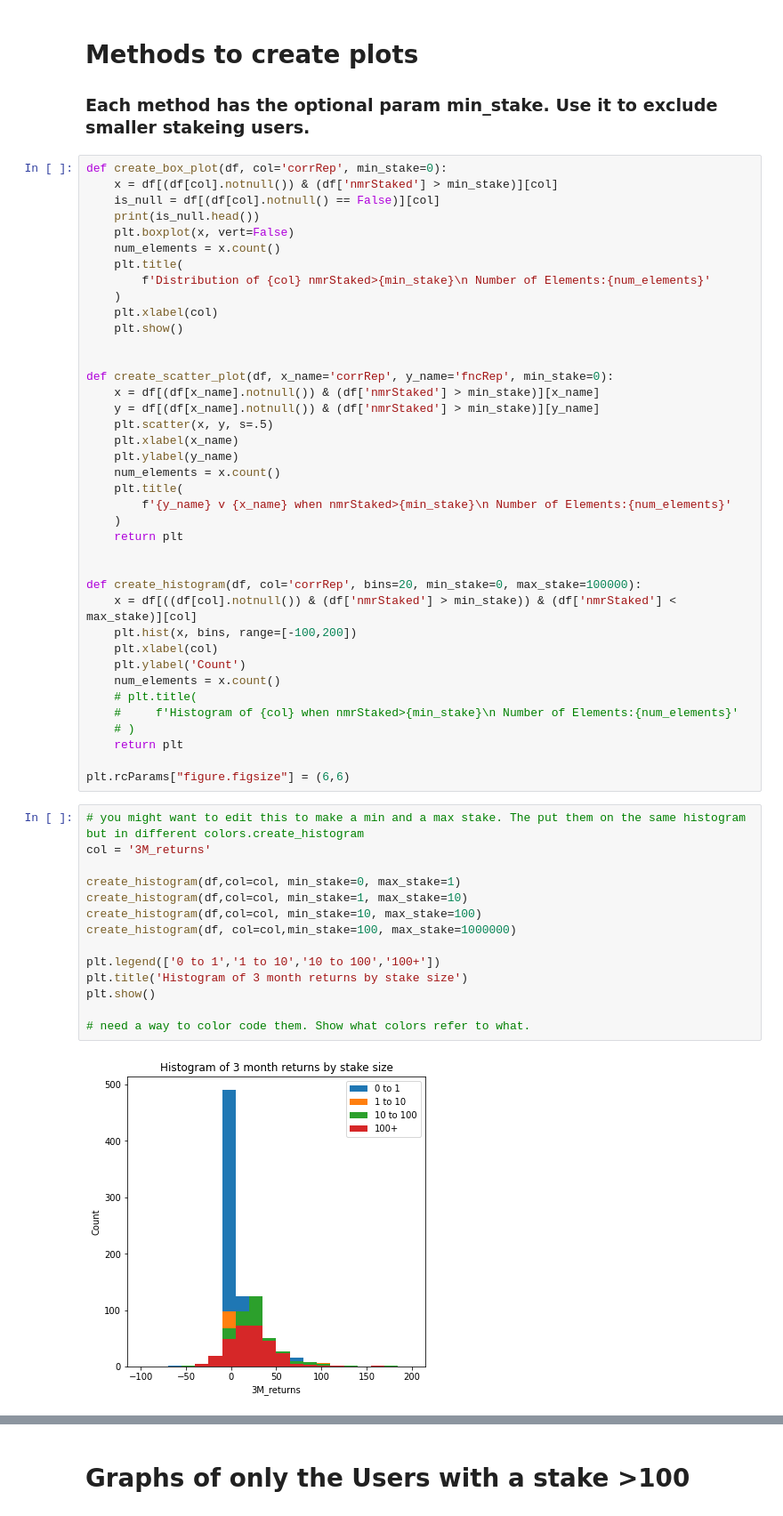
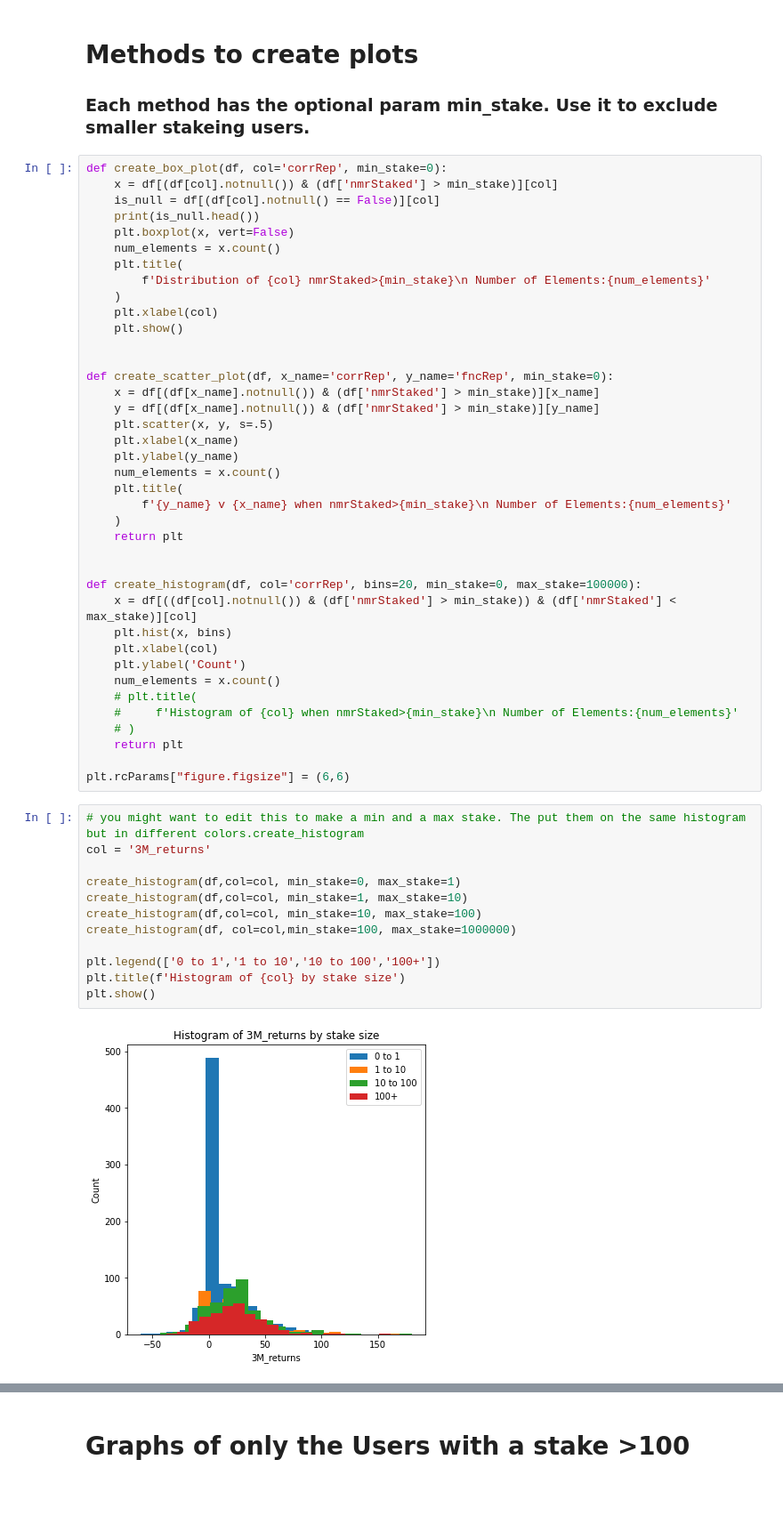
Before and after one commit to parkerburchett/Numerai, a Jupyter notebook: NumerAI LeaderBoard Analysis.ipynb, the cells around one changed output, grey strips where cells are left out. Shown: that part at 89% size. Drawn from its saved outputs; the diff is of its cells as text.

Commit message:
Added colors to the histogram

```diff
--- a/NumerAI LeaderBoard Analysis.ipynb
+++ b/NumerAI LeaderBoard Analysis.ipynb
@@ -151,7 +151,7 @@ def create_scatter_plot(df, x_name='corrRep', y_name='fncRep', min_stake=0):
 
 def create_histogram(df, col='corrRep', bins=20, min_stake=0, max_stake=100000):
     x = df[((df[col].notnull()) & (df['nmrStaked'] > min_stake)) & (df['nmrStaked'] < max_stake)][col]
-    plt.hist(x, bins, range=[-100,200])
+    plt.hist(x, bins)
     plt.xlabel(col)
     plt.ylabel('Count')
     num_elements = x.count()
@@ -164,16 +164,14 @@ plt.rcParams["figure.figsize"] = (6,6)
 # %%
 # you might want to edit this to make a min and a max stake. The put them on the same histogram but in different colors.create_histogram
 col = '3M_returns'
 
 create_histogram(df,col=col, min_stake=0, max_stake=1)
 create_histogram(df,col=col, min_stake=1, max_stake=10)
 create_histogram(df,col=col, min_stake=10, max_stake=100)
 create_histogram(df, col=col,min_stake=100, max_stake=1000000)
 
 plt.legend(['0 to 1','1 to 10','10 to 100','100+'])
-plt.title('Histogram of 3 month returns by stake size')
+plt.title(f'Histogram of {col} by stake size')
 plt.show()
-
-# need a way to color code them. Show what colors refer to what.
 # %% [output]
-[figure, old version]
+[figure, new version]
```
Also changed, not shown: parts of 1 cell of this notebook, 1 other file.
